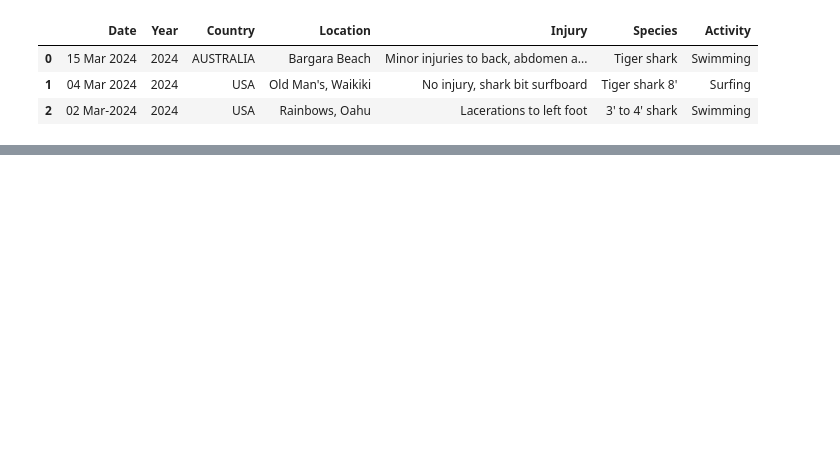
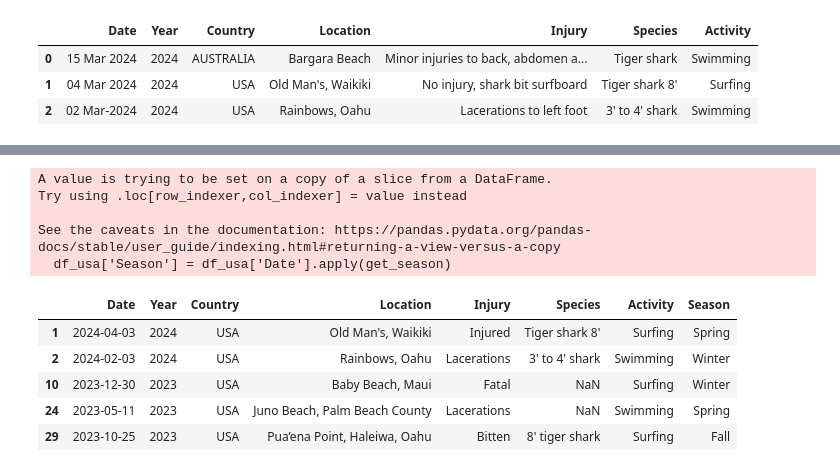
Before and after one commit to RosaEvasari/SharkAttack, a Jupyter notebook: sharkAttack.ipynb, the cells around one changed output, grey strips where cells are left out. Drawn from its saved outputs; the diff is of its cells as text; code cells hidden in the pictures; blank space fills up the shorter version.

```diff
--- a/sharkAttack.ipynb
+++ b/sharkAttack.ipynb
@@ -92,6 +96,3 @@ Name: Country, dtype: int64
-# %%
-# only consider incidents in USA
-df = df.loc[df['Country'] == 'USA']
 # %%
 # check if hotspot exists
 df['Location'].value_counts()[0:5]
@@ -150,0 +227,6 @@ Name: Injury, dtype: int64
+# %%
+# only consider incidents in USA
+
+df_usa = df.loc[df['Country'] == 'USA']
+
+df_usa.head()
@@ -150,0 +255,12 @@ Name: Injury, dtype: int64
+# %%
+#Formating the date column
+
+import re
+
+df_usa['Date'] = df_usa['Date'].apply(lambda x: re.sub(r'[-\s,]', '', str(x)))
+df_usa['Date'] = df_usa['Date'].apply(lambda x: re.sub(r'(\d{4})', r'\1-', str(x)))
+df_usa['Date'] = pd.to_datetime(df_usa['Date'], errors='coerce')
+df_usa['Date'] = df_usa['Date'].dt.strftime('%d-%m-%y')
+
+
+df_usa.head()
@@ -150,0 +306,29 @@ Name: Injury, dtype: int64
+# %%
+def get_season(Date):
+    if pd.isna(Date):
+        return 'Unknown'
+    month = pd.to_datetime(Date).month #Convert Date to datetime object and extract the month
+    if month in [12, 1, 2]:
+        return 'Winter'
+    elif month in [3, 4, 5]:
+        return 'Spring'
+    elif month in [6, 7, 8]:
+        return 'Summer'
+    elif month in [9, 10, 11]:
+        return 'Fall'
+
+df_usa['Season'] = df_usa['Date'].apply(get_season)
+
+df_usa.head()
+# %% [output]
+A value is trying to be set on a copy of a slice from a DataFrame.
+Try using .loc[row_indexer,col_indexer] = value instead
+
+See the caveats in the documentation: https://pandas.pydata.org/pandas-docs/stable/user_guide/indexing.html#returning-a-view-versus-a-copy
+  df_usa['Season'] = df_usa['Date'].apply(get_season)
+|  | Date | Year | Country | Location | Injury | Species | Activity | Season |
+| 1 | 2024-04-03 | 2024 | USA | Old Man's, Waikiki | Injured | Tiger shark 8' | Surfing | Spring |
+| 2 | 2024-02-03 | 2024 | USA | Rainbows, Oahu | Lacerations | 3' to 4' shark | Swimming | Winter |
+| 10 | 2023-12-30 | 2023 | USA | Baby Beach, Maui | Fatal | NaN | Surfing | Winter |
+| 24 | 2023-05-11 | 2023 | USA | Juno Beach, Palm Beach County | Lacerations | NaN | Swimming | Spring |
+| 29 | 2023-10-25 | 2023 | USA | Pua’ena Point, Haleiwa, Oahu | Bitten | 8' tiger shark | Surfing | Fall |
```
Also changed, not shown: parts of 20 cells of this notebook.
